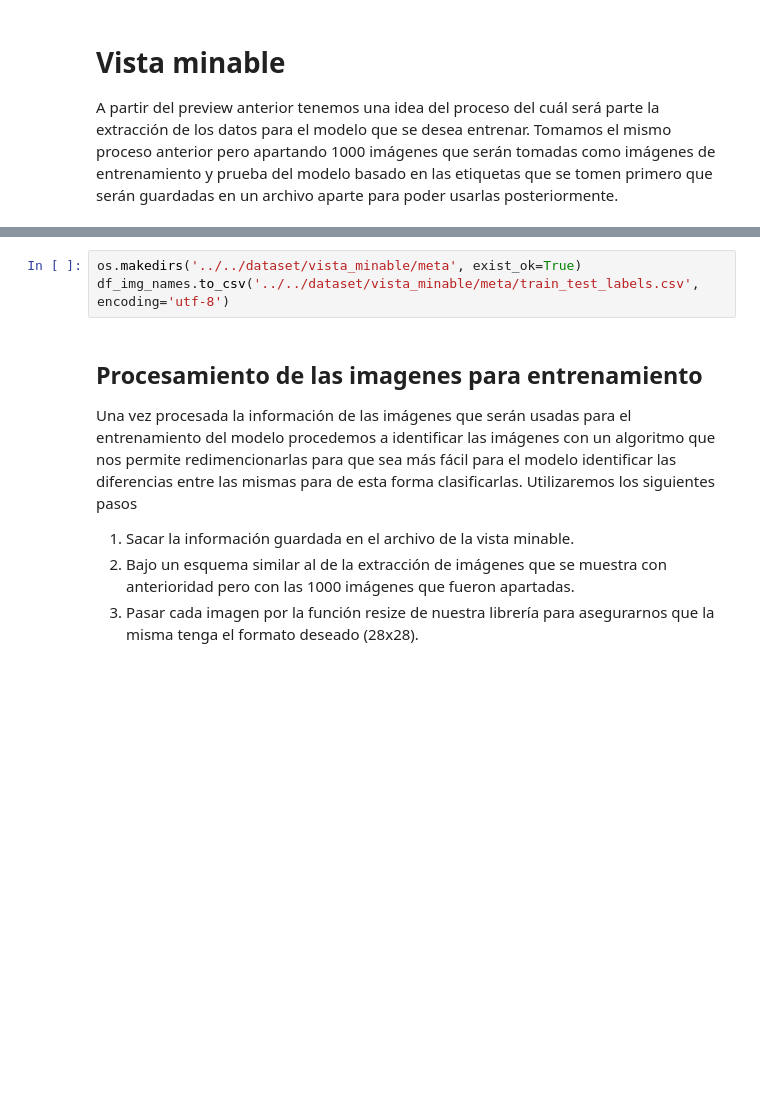
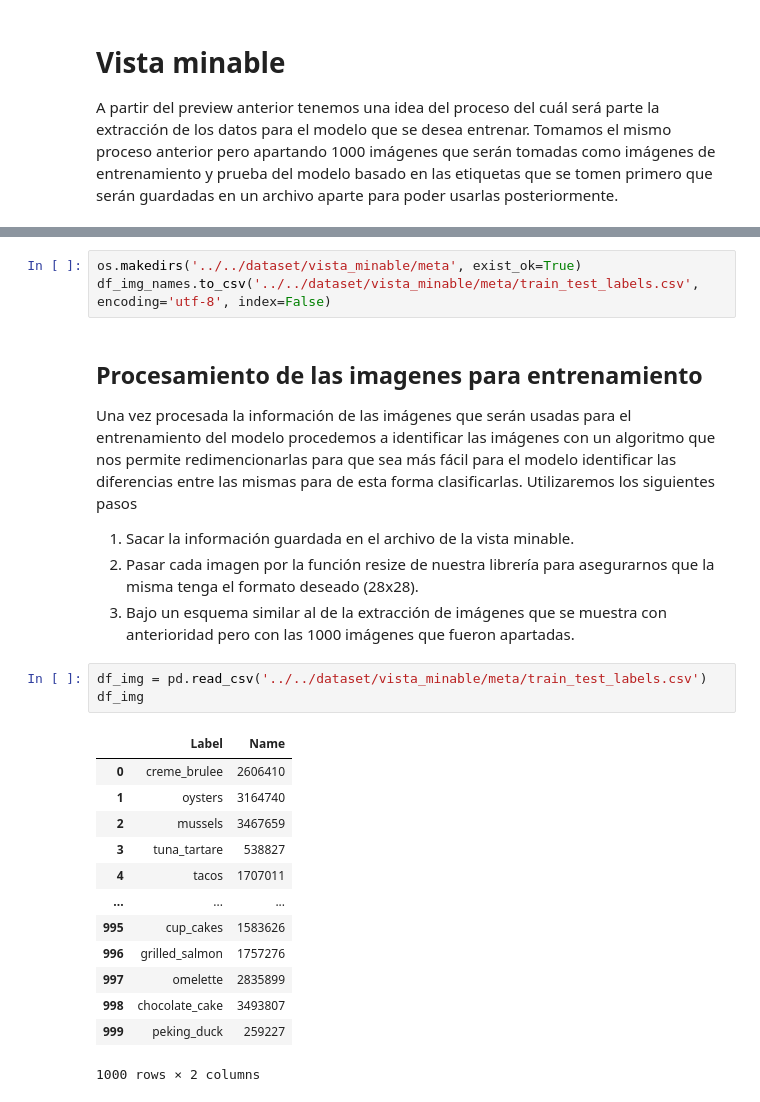
Before and after one commit to jaraycode/NutricionAIBackend, a Jupyter notebook: core/model/training.ipynb, the cells around one changed output, grey strips where cells are left out. Saved outputs shown, nothing was run; the diff lists cells and outputs as text; blank space fills up the shorter version.

Commit message:
Fix: Vista minable

```diff
--- a/core/model/training.ipynb
+++ b/core/model/training.ipynb
@@ -132,11 +133,28 @@ array(['seaweed_salad', 'frozen_yogurt', 'huevos_rancheros', 'gnocchi',
 # %%
 os.makedirs('../../dataset/vista_minable/meta', exist_ok=True)
-df_img_names.to_csv('../../dataset/vista_minable/meta/train_test_labels.csv', encoding='utf-8')
+df_img_names.to_csv('../../dataset/vista_minable/meta/train_test_labels.csv', encoding='utf-8', index=False)
 # %% [markdown]
 ## Procesamiento de las imagenes para entrenamiento
 
 Una vez procesada la información de las imágenes que serán usadas para el entrenamiento del modelo procedemos a identificar las imágenes con un algoritmo que nos permite redimencionarlas para que sea más fácil para el modelo identificar las diferencias entre las mismas para de esta forma clasificarlas. Utilizaremos los siguientes pasos
 
 1. Sacar la información guardada en el archivo de la vista minable.
-2. Bajo un esquema similar al de la extracción de imágenes que se muestra con anterioridad pero con las 1000 imágenes que fueron apartadas.
-3. Pasar cada imagen por la función resize de nuestra librería para asegurarnos que la misma tenga el formato deseado (28x28).
+2. Pasar cada imagen por la función resize de nuestra librería para asegurarnos que la misma tenga el formato deseado (28x28).
+3. Bajo un esquema similar al de la extracción de imágenes que se muestra con anterioridad pero con las 1000 imágenes que fueron apartadas.
+# %%
+df_img = pd.read_csv('../../dataset/vista_minable/meta/train_test_labels.csv')
+df_img
+# %% [output]
+|  | Label | Name |
+| 0 | creme_brulee | 2606410 |
+| 1 | oysters | 3164740 |
+| 2 | mussels | 3467659 |
+| 3 | tuna_tartare | 538827 |
+| 4 | tacos | 1707011 |
+| ... | ... | ... |
+| 995 | cup_cakes | 1583626 |
+| 996 | grilled_salmon | 1757276 |
+| 997 | omelette | 2835899 |
+| 998 | chocolate_cake | 3493807 |
+| 999 | peking_duck | 259227 |
+1000 rows × 2 columns
```
Also changed, not shown: parts of 5 cells of this notebook.
